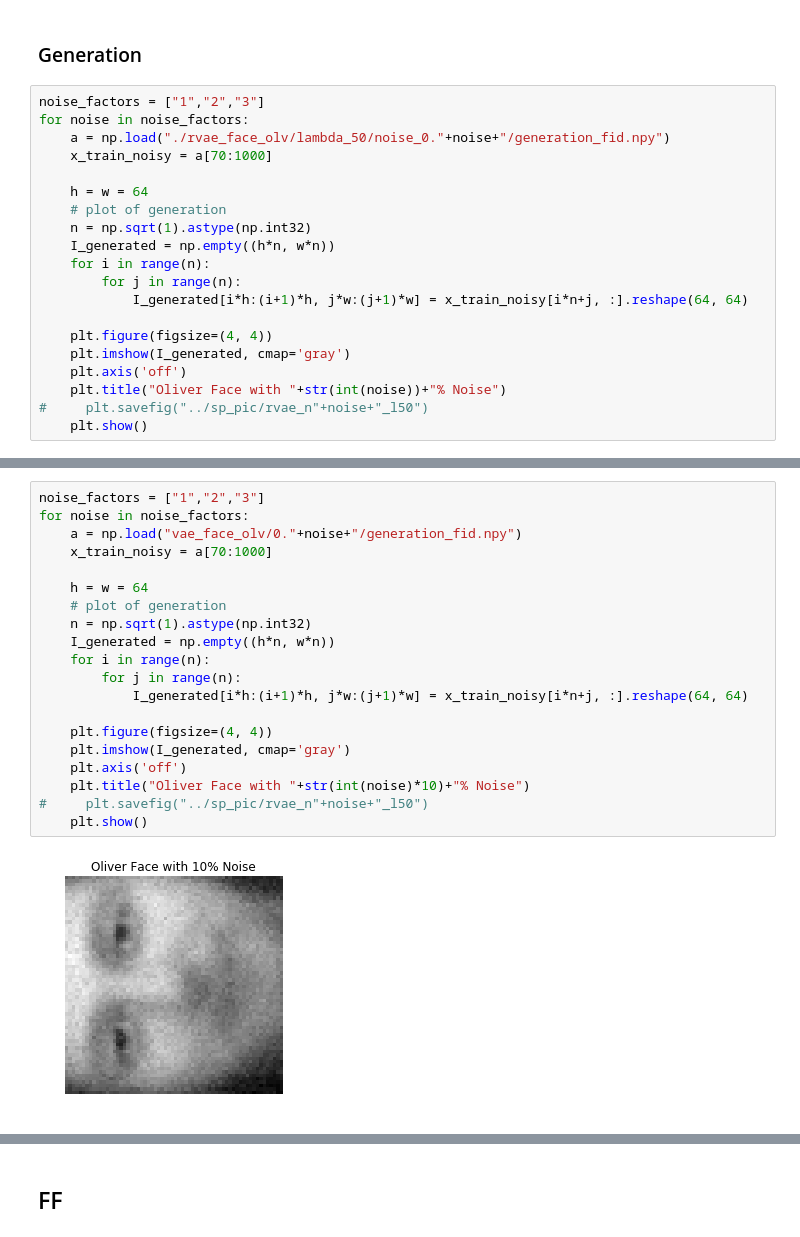
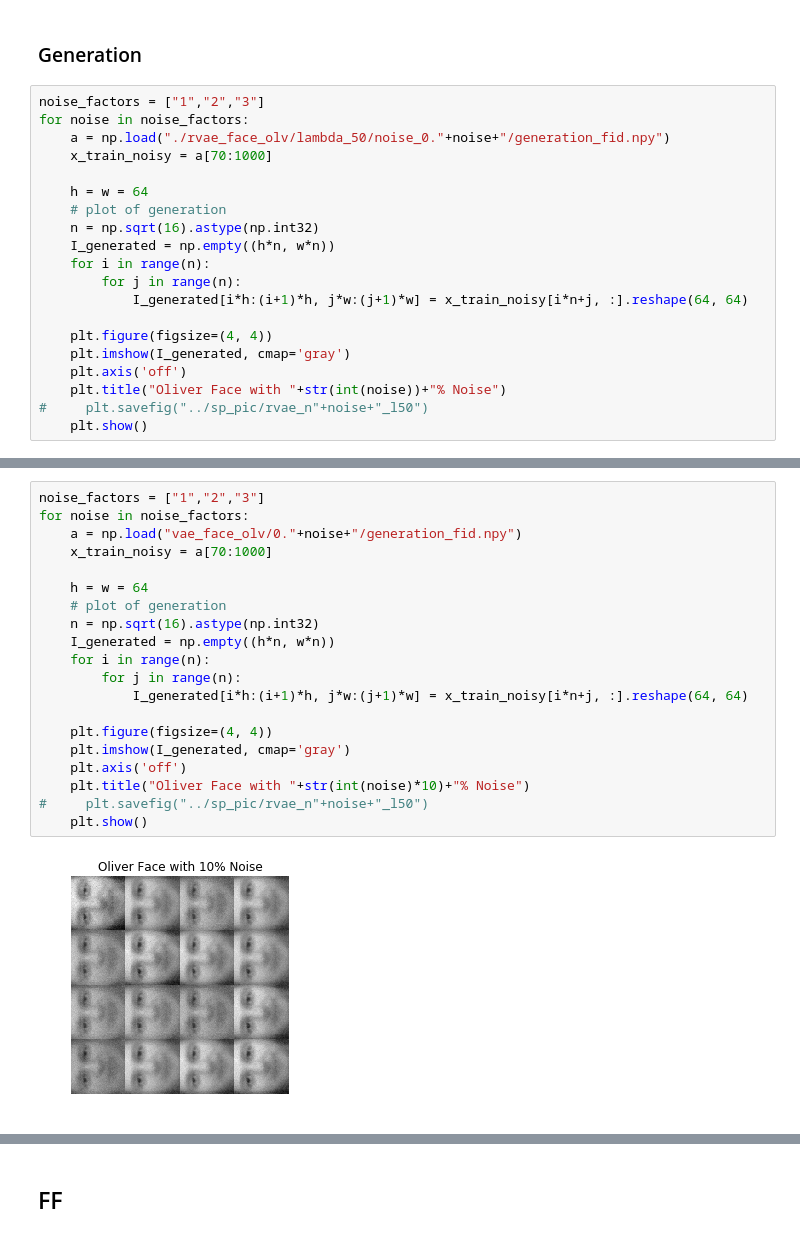
Before and after one commit to huiminren/RobustVAE, a Jupyter notebook: faces_plots.ipynb, the cells around one changed output, grey strips where cells are left out. Drawn from its saved outputs; the diff is of its cells as text.

```diff
--- a/faces_plots.ipynb
+++ b/faces_plots.ipynb
@@ -127,7 +127,7 @@ for noise in noise_factors:
 
     h = w = 64
     # plot of generation
-    n = np.sqrt(1).astype(np.int32)
+    n = np.sqrt(16).astype(np.int32)
     I_generated = np.empty((h*n, w*n))
     for i in range(n):
         for j in range(n):
@@ -146,22 +146,22 @@ for noise in noise_factors:
 # %%
 noise_factors = ["1","2","3"]
 for noise in noise_factors:
     a = np.load("vae_face_olv/0."+noise+"/generation_fid.npy")
     x_train_noisy = a[70:1000]
 
     h = w = 64
     # plot of generation
-    n = np.sqrt(1).astype(np.int32)
+    n = np.sqrt(16).astype(np.int32)
     I_generated = np.empty((h*n, w*n))
     for i in range(n):
         for j in range(n):
             I_generated[i*h:(i+1)*h, j*w:(j+1)*w] = x_train_noisy[i*n+j, :].reshape(64, 64)
 
     plt.figure(figsize=(4, 4))
     plt.imshow(I_generated, cmap='gray')
     plt.axis('off')
     plt.title("Oliver Face with "+str(int(noise)*10)+"% Noise")
 #     plt.savefig("../sp_pic/rvae_n"+noise+"_l50")
     plt.show()
 # %% [output]
-[figure, old version]
+[figure, new version]
```
Also changed, not shown: parts of 5 cells of this notebook.
